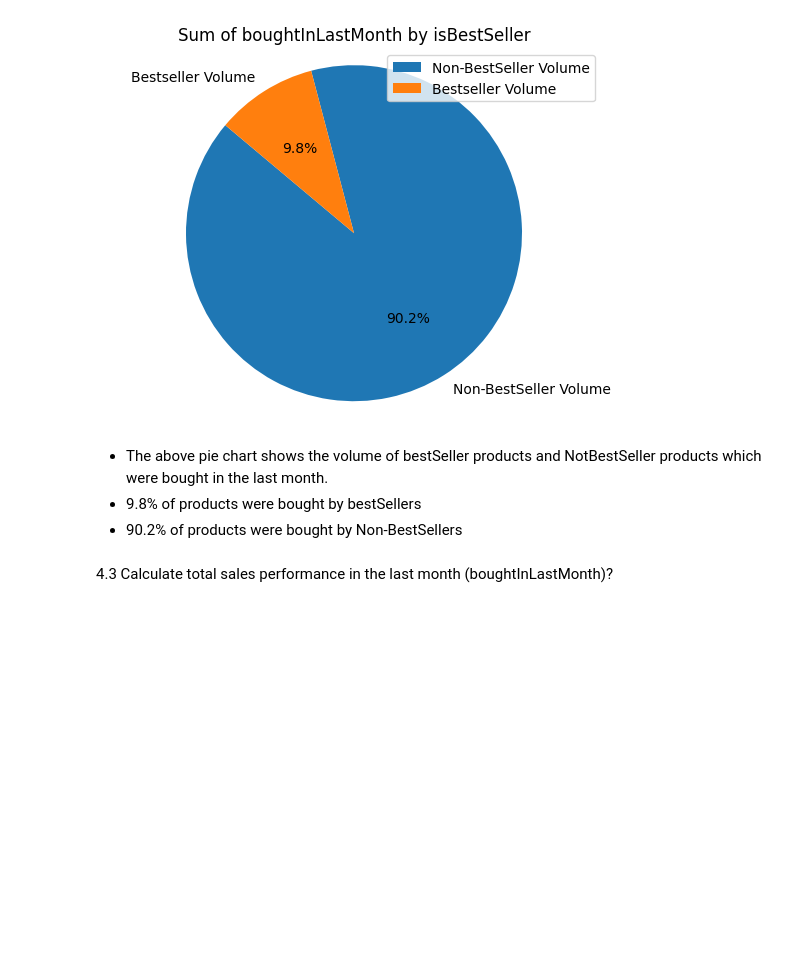
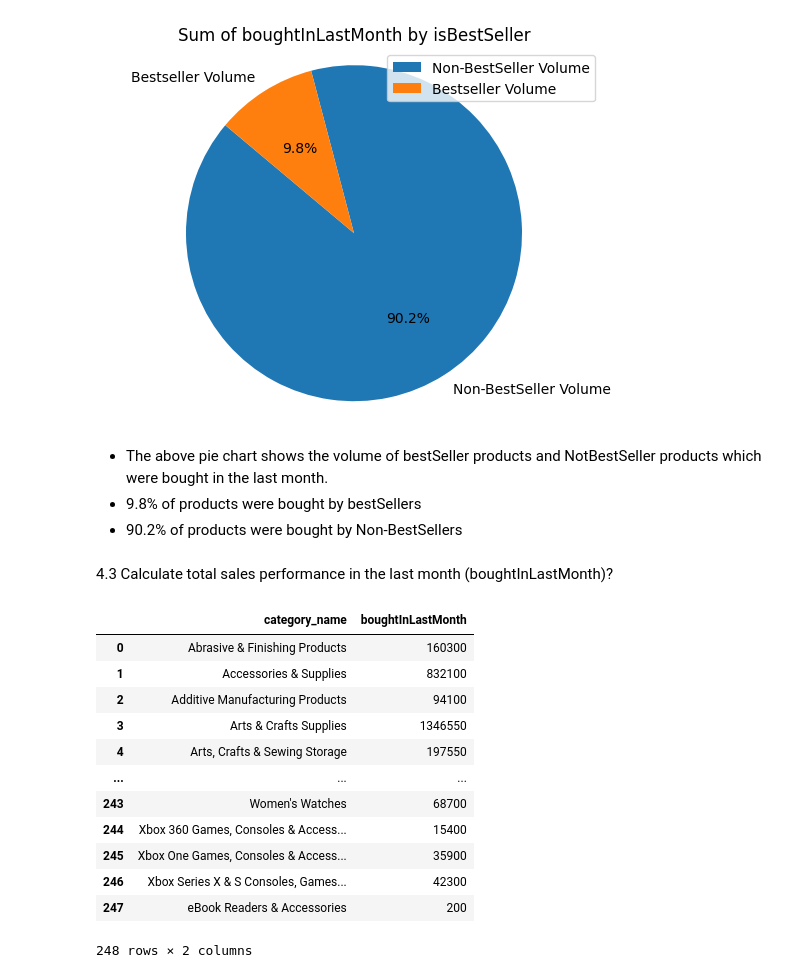
Before and after one commit to ctimothy14/Amazon_products_2023, a Jupyter notebook: amazon_products.ipynb, the cells around one changed output. Cells and saved outputs as stored; diff of their text form; code cells hidden in the pictures; blank space fills up the shorter version.

```diff
--- a/amazon_products.ipynb
+++ b/amazon_products.ipynb
@@ -468,0 +463,18 @@ plt.show()
+# %%
+# Group category_name and BoughtInLastMonth and sum total sales
+total_cat_sales = merged_df.groupby(['category_name'])['boughtInLastMonth'].sum().reset_index()
+total_cat_sales
+# %% [output]
+|  | category_name | boughtInLastMonth |
+| 0 | Abrasive & Finishing Products | 160300 |
+| 1 | Accessories & Supplies | 832100 |
+| 2 | Additive Manufacturing Products | 94100 |
+| 3 | Arts & Crafts Supplies | 1346550 |
+| 4 | Arts, Crafts & Sewing Storage | 197550 |
+| ... | ... | ... |
+| 243 | Women's Watches | 68700 |
+| 244 | Xbox 360 Games, Consoles & Access... | 15400 |
+| 245 | Xbox One Games, Consoles & Access... | 35900 |
+| 246 | Xbox Series X & S Consoles, Games... | 42300 |
+| 247 | eBook Readers & Accessories | 200 |
+248 rows × 2 columns
```
Also changed, not shown: parts of 12 cells of this notebook.
